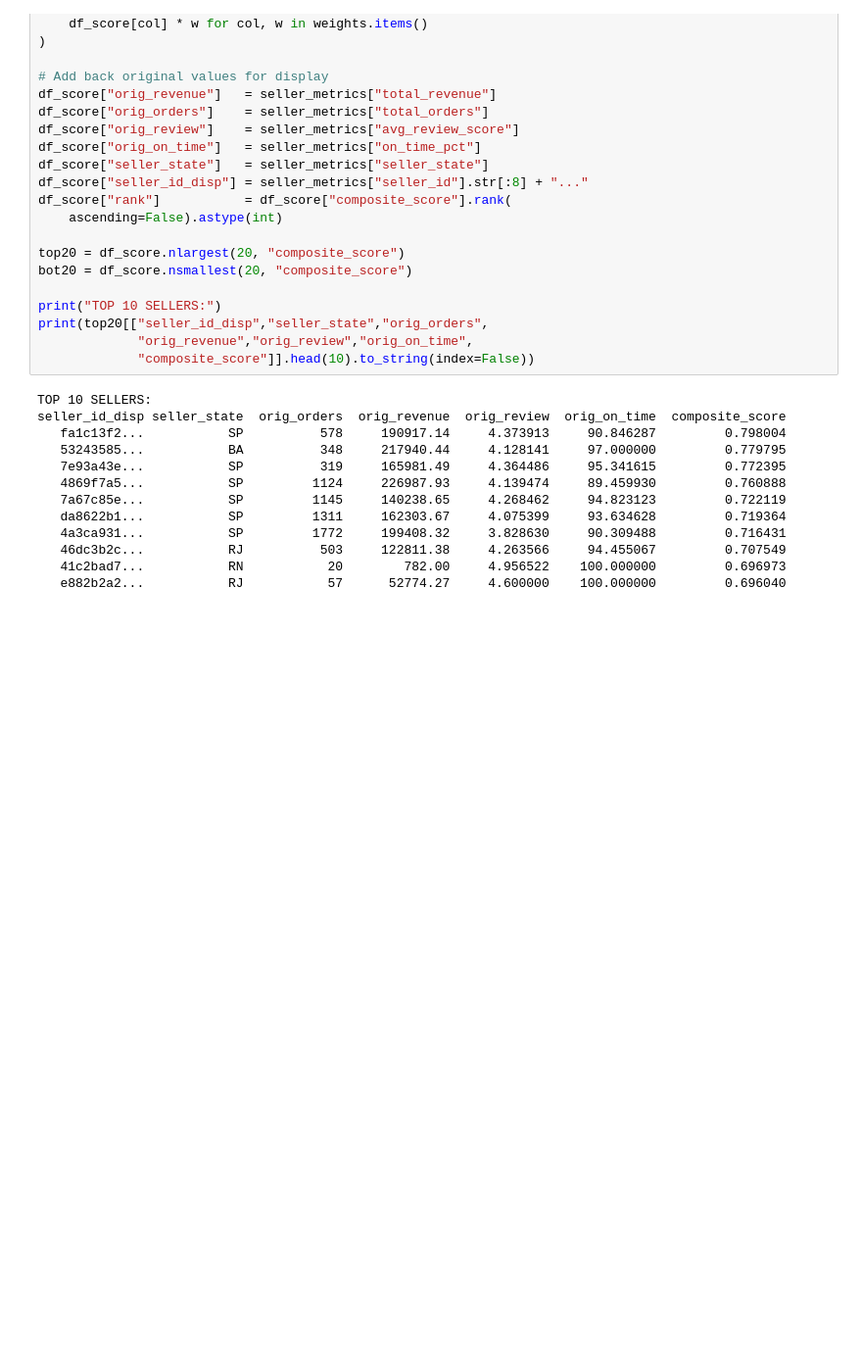
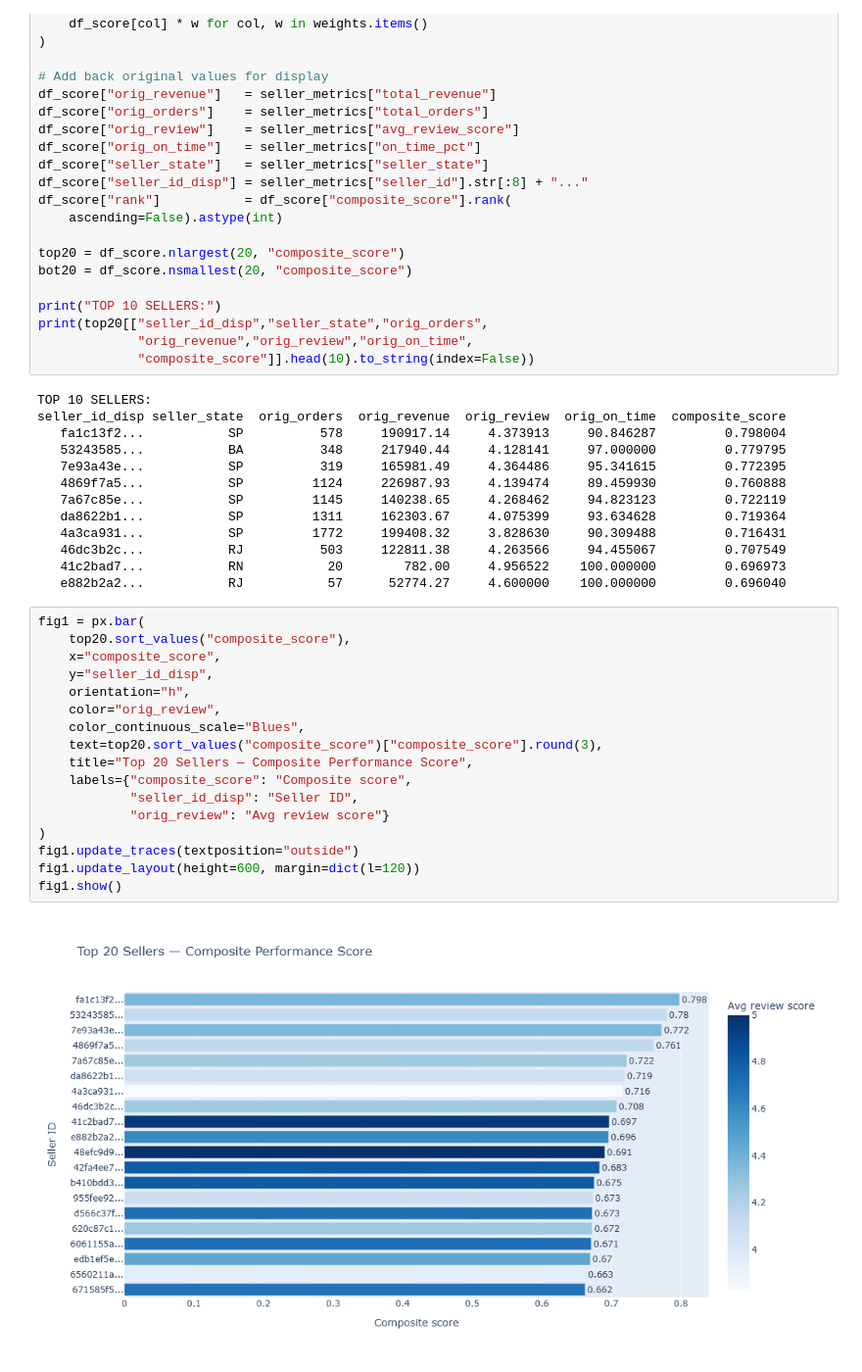
Before and after one commit to IpshitaPPradhan/japan-ecommerce-analytics, a Jupyter notebook: notebooks/09_seller_product_ranking.ipynb, the cells around one changed output. Shown at 98% size. Drawn from its saved outputs; the diff is of its cells as text; blank space fills up the shorter version.

```diff
--- a/notebooks/09_seller_product_ranking.ipynb
+++ b/notebooks/09_seller_product_ranking.ipynb
@@ -122,3 +122,22 @@ seller_id_disp seller_state  orig_orders  orig_revenue  orig_review  orig_on_tim
    46dc3b2c...           RJ          503     122811.38     4.263566     94.455067         0.707549
    41c2bad7...           RN           20        782.00     4.956522    100.000000         0.696973
    e882b2a2...           RJ           57      52774.27     4.600000    100.000000         0.696040
+# %%
+fig1 = px.bar(
+    top20.sort_values("composite_score"),
+    x="composite_score",
+    y="seller_id_disp",
+    orientation="h",
+    color="orig_review",
+    color_continuous_scale="Blues",
+    text=top20.sort_values("composite_score")["composite_score"].round(3),
+    title="Top 20 Sellers — Composite Performance Score",
+    labels={"composite_score": "Composite score",
+            "seller_id_disp": "Seller ID",
+            "orig_review": "Avg review score"}
+)
+fig1.update_traces(textposition="outside")
+fig1.update_layout(height=600, margin=dict(l=120))
+fig1.show()
+# %% [output]
+[figure, added]
```
Also changed, not shown: parts of 6 cells of this notebook, 14 other files.
